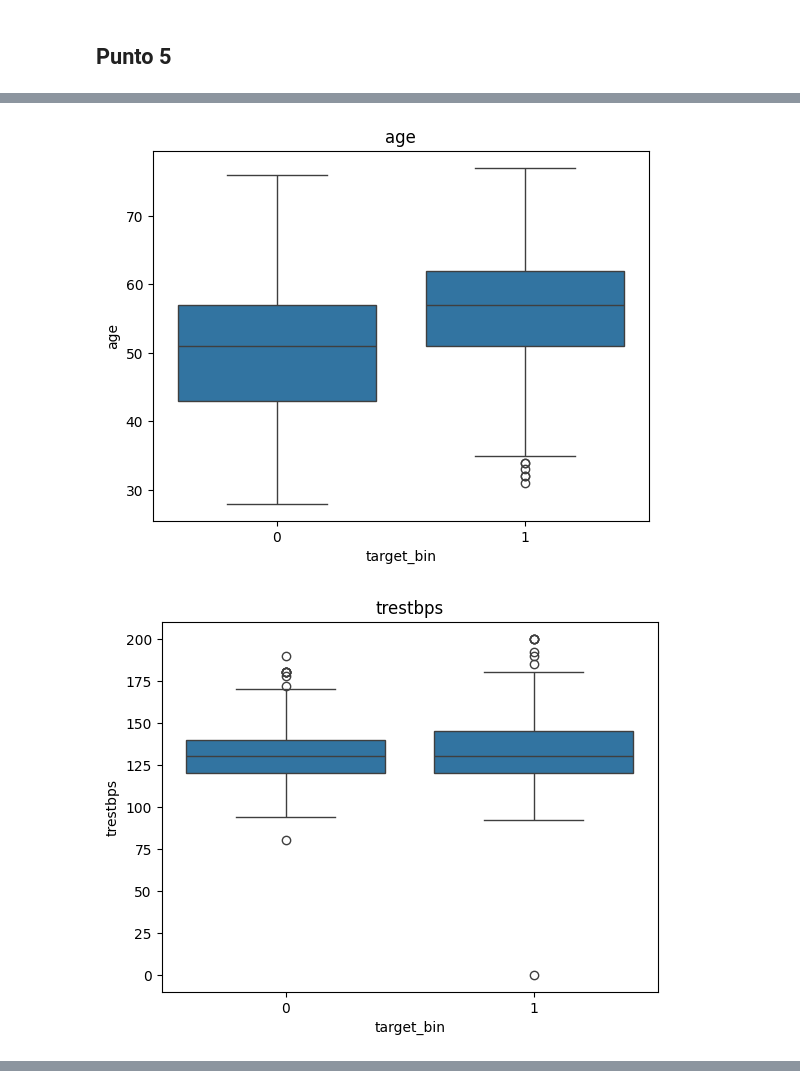
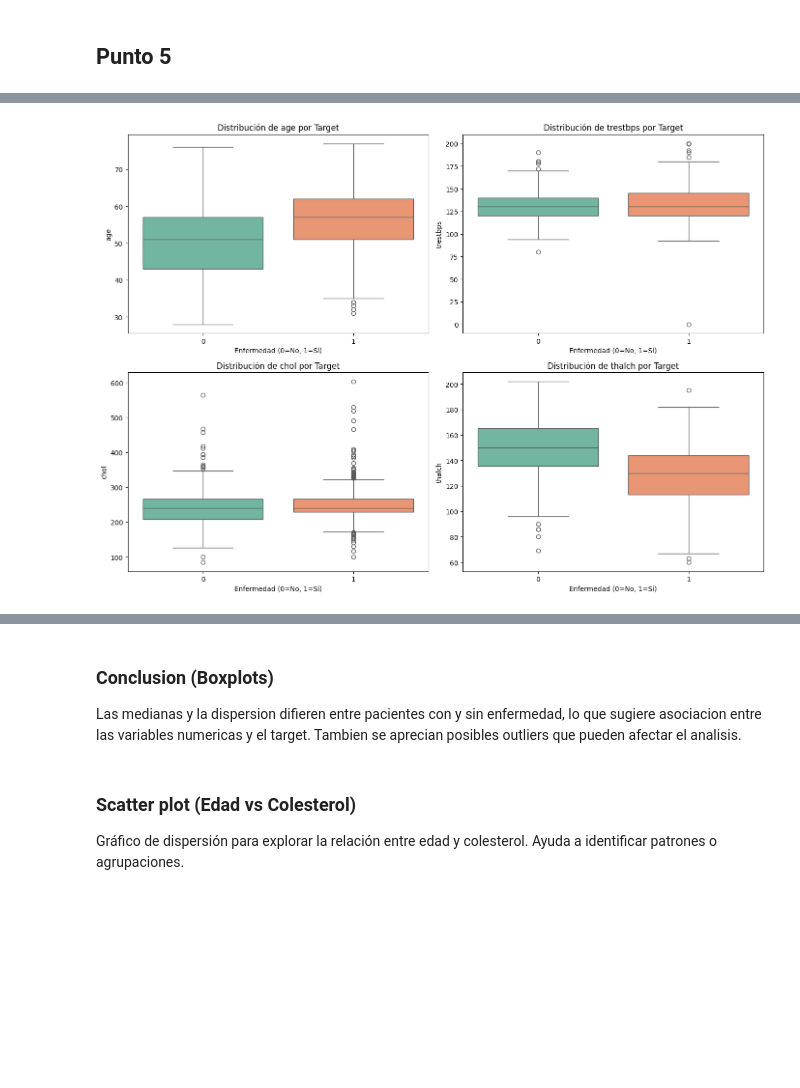
Before and after one commit to KingAegon19/Maestr-a_Ciencia_de_Datos, a Jupyter notebook: Taller1/src/Taller1.ipynb, the cells around one changed output, grey strips where cells are left out. Cells and saved outputs as stored; diff of their text form; code cells hidden in the pictures; blank space fills up the shorter version.

```diff
--- a/Taller1/src/Taller1.ipynb
+++ b/Taller1/src/Taller1.ipynb
@@ -608,18 +705,22 @@ for col in ["age", "chol"]:
 # ============================================
 # 10. GRÁFICOS DE BARRAS (PUNTO 5)
 # ============================================
+variables2 = ["sex", "cp", "target_bin"]
 
-for col in ["sex", "cp", "target_bin"]:
+# Creamos la fila de subplots
+fig, ax = plt.subplots(1, len(variables2), figsize=(14, 7))
 
+for i, col in enumerate(variables2):
     counts = df[col].value_counts().sort_index()
 
-    plt.figure()
+    counts.plot(kind="bar", ax=ax[i], color="teal", edgecolor="black")
 
-    counts.plot(kind="bar")
+    ax[i].set_title(f"Distribución de {col}")
+    ax[i].set_xlabel(col)
+    ax[i].set_ylabel("Frecuencia")
+    ax[i].tick_params(axis='x', rotation=45)
 
-    plt.title(f"Distribución de {col}")
-    plt.xlabel(col)
-    plt.ylabel("Frecuencia")
-
-    plt.show()
+# Ajustar el espacio entre gráficos
+plt.tight_layout()
+plt.show()
 # %% [output]
@@ -629,13 +734,28 @@ for col in ["sex", "cp", "target_bin"]:
 # %%
 # ============================================
 # 11. BOXPLOT (PUNTO 5)
 # ============================================
+cols_num = ["age", "trestbps", "chol", "thalch"]
 
+# Creamos una cuadrícula de 2 filas y 2 columnas
+fig, axes = plt.subplots(2, 2, figsize=(14, 10))
+axes = axes.flatten()
 
-for col in ["age","trestbps","chol","thalch"]:
-    sns.boxplot(x="target_bin", y=col, data=df)
-    plt.title(col)
-    plt.show()
+for i, col in enumerate(cols_num):
+    sns.boxplot(
+        x="target_bin",
+        y=col,
+        data=df,
+        ax=axes[i],
+        palette="Set2",
+        hue="target_bin",
+        legend=False
+    )
+    axes[i].set_title(f"Distribución de {col} por Target")
+    axes[i].set_xlabel("Enfermedad (0=No, 1=Sí)")
+    axes[i].set_ylabel(col)
+
+plt.tight_layout()
+plt.show()
 # %% [output]
-[figure, old version]
+[figure, new version]
-[figure, removed]
@@ -644,3 +762,9 @@ for col in ["age","trestbps","chol","thalch"]:
+# %% [markdown]
+### Conclusion (Boxplots)
+Las medianas y la dispersion difieren entre pacientes con y sin enfermedad, lo que sugiere asociacion entre las variables numericas y el target. Tambien se aprecian posibles outliers que pueden afectar el analisis.
+# %% [markdown]
+### Scatter plot (Edad vs Colesterol)
+Gráfico de dispersión para explorar la relación entre edad y colesterol. Ayuda a identificar patrones o agrupaciones.
 # %%
 # ============================================
 # 12. SCATTER PLOT (PUNTO 5)
```
Also changed, not shown: parts of 36 cells of this notebook.
